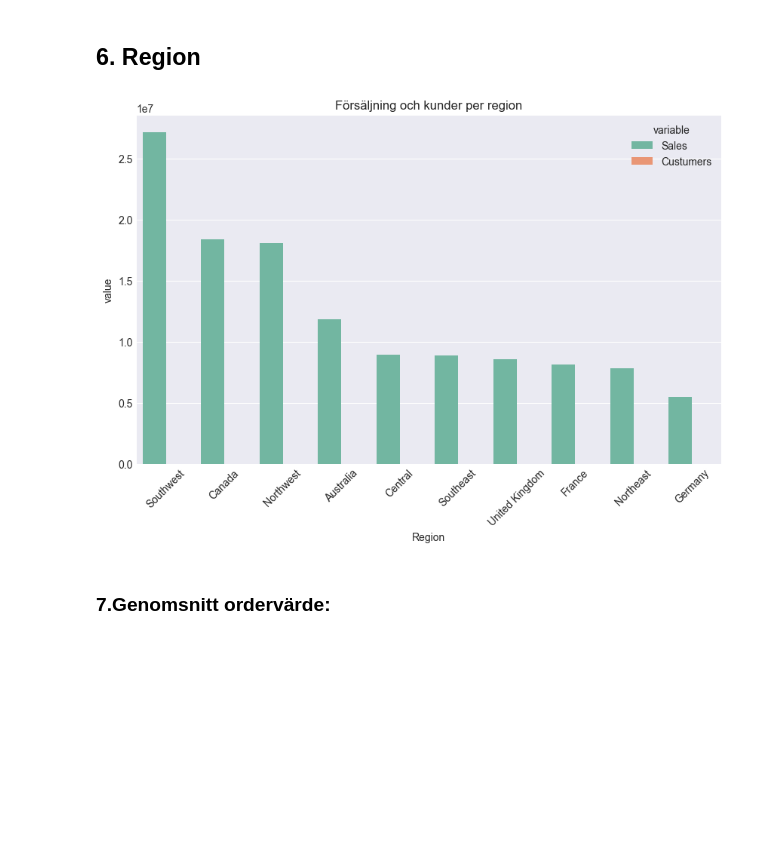
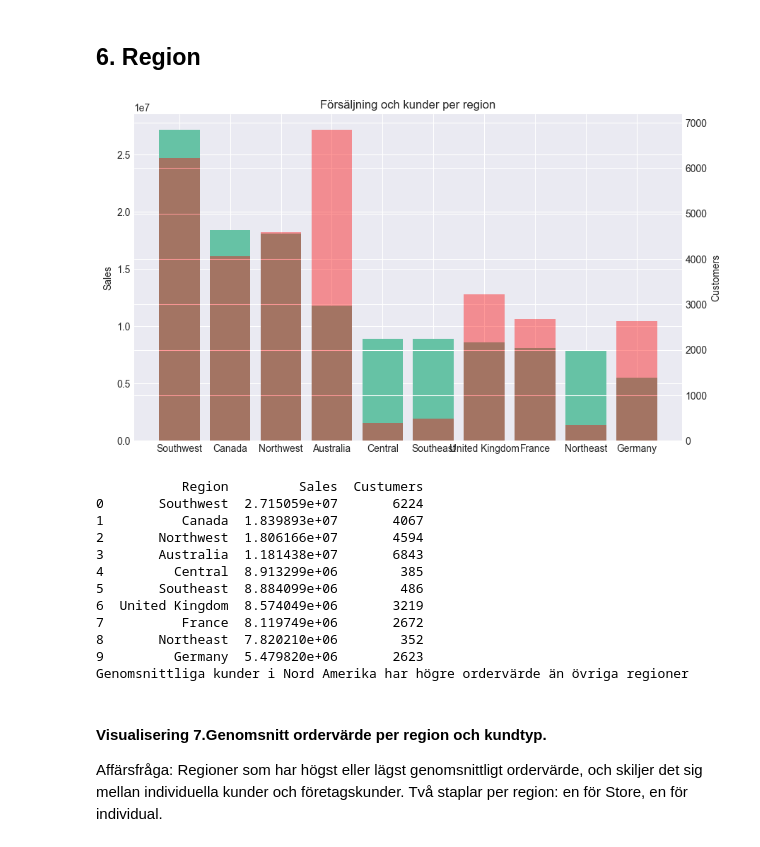
Before and after one commit to IrfanPallani/adventureworks_sanalysis, a Jupyter notebook: Forsaljnings_Analys.ipynb, the cells around one changed output. Drawn from its saved outputs; the diff is of its cells as text; code cells hidden in the pictures; blank space fills up the shorter version.

```diff
--- a/Forsaljnings_Analys.ipynb
+++ b/Forsaljnings_Analys.ipynb
@@ -212,30 +247,55 @@ Topp 10 produkter visas i horisontell stapeldiagram.
 # %%
 sql_6 = """
 
 SELECT
     st.Name AS Region,
     SUM(soh.TotalDue) AS Sales,
     COUNT(DISTINCT soh.SalesOrderID) AS Custumers
 FROM Sales.SalesOrderHeader soh
     JOIN Sales.Customer c
     ON soh.CustomerID = c.CustomerID
     JOIN Sales.SalesTerritory st
     ON c.TerritoryID = st.TerritoryID
 GROUP BY st.Name
 ORDER BY Sales DESC
 """
+df6 = pd.read_sql(sql_6, engine)
+df6.head()
 
-df6 = pd.read_sql(sql_6, engine)
 
-df6_melt = df6.melt(id_vars='Region', value_vars=['Sales', 'Custumers'])
-plt.figure(figsize=(10,6))
-sns .barplot(data=df6_melt, x='Region', y='value', hue='variable')
+fig, ax1 = plt.subplots(figsize=(10,6))
+df6_sorted = df6.sort_values('Sales', ascending=False)
+
+ax1.bar(df6_sorted['Region'], df6_sorted['Sales'])
+ax1.set_ylabel('Sales')
+
+ax2 = ax1.twinx()
+ax2.bar(df6_sorted['Region'], df6_sorted['Custumers'], alpha=0.4, color='red')
+ax2.set_ylabel('Customers')
+
+plt.title("Försäljning och kunder per region")
 plt.xticks(rotation=45)
-plt.title("Försäljning och kunder per region")
 plt.show()
+
+print(df6)
+print('Genomsnittliga kunder i Nord Amerika har högre ordervärde än övriga regioner')
 # %% [output]
-[figure, old version]
+[figure, new version]
+           Region         Sales  Custumers
+0       Southwest  2.715059e+07       6224
+1          Canada  1.839893e+07       4067
+2       Northwest  1.806166e+07       4594
+3       Australia  1.181438e+07       6843
+4         Central  8.913299e+06        385
+5       Southeast  8.884099e+06        486
+6  United Kingdom  8.574049e+06       3219
+7          France  8.119749e+06       2672
+8       Northeast  7.820210e+06        352
+9         Germany  5.479820e+06       2623
+Genomsnittliga kunder i Nord Amerika har högre ordervärde än övriga regioner
 # %% [markdown]
-### 7.Genomsnitt ordervärde:
+#### Visualisering 7.Genomsnitt ordervärde per region och kundtyp.
+Affärsfråga: Regioner som har högst eller lägst genomsnittligt ordervärde, och skiljer det sig mellan individuella kunder och företagskunder.
+Två staplar per region: en för Store, en för individual.
 # %%
 sql_7 = """
```
Also changed, not shown: parts of 8 cells of this notebook, 1 other file.
